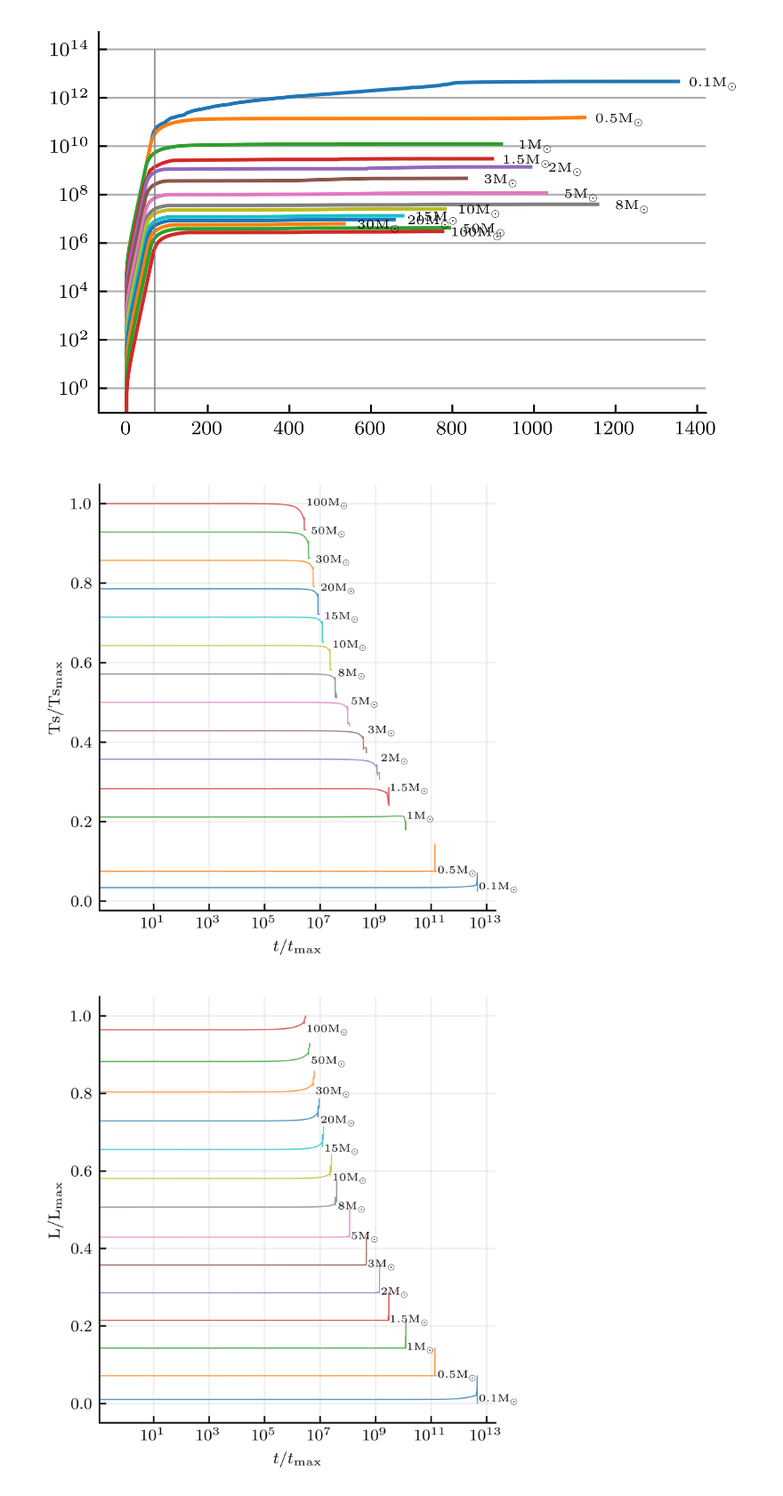
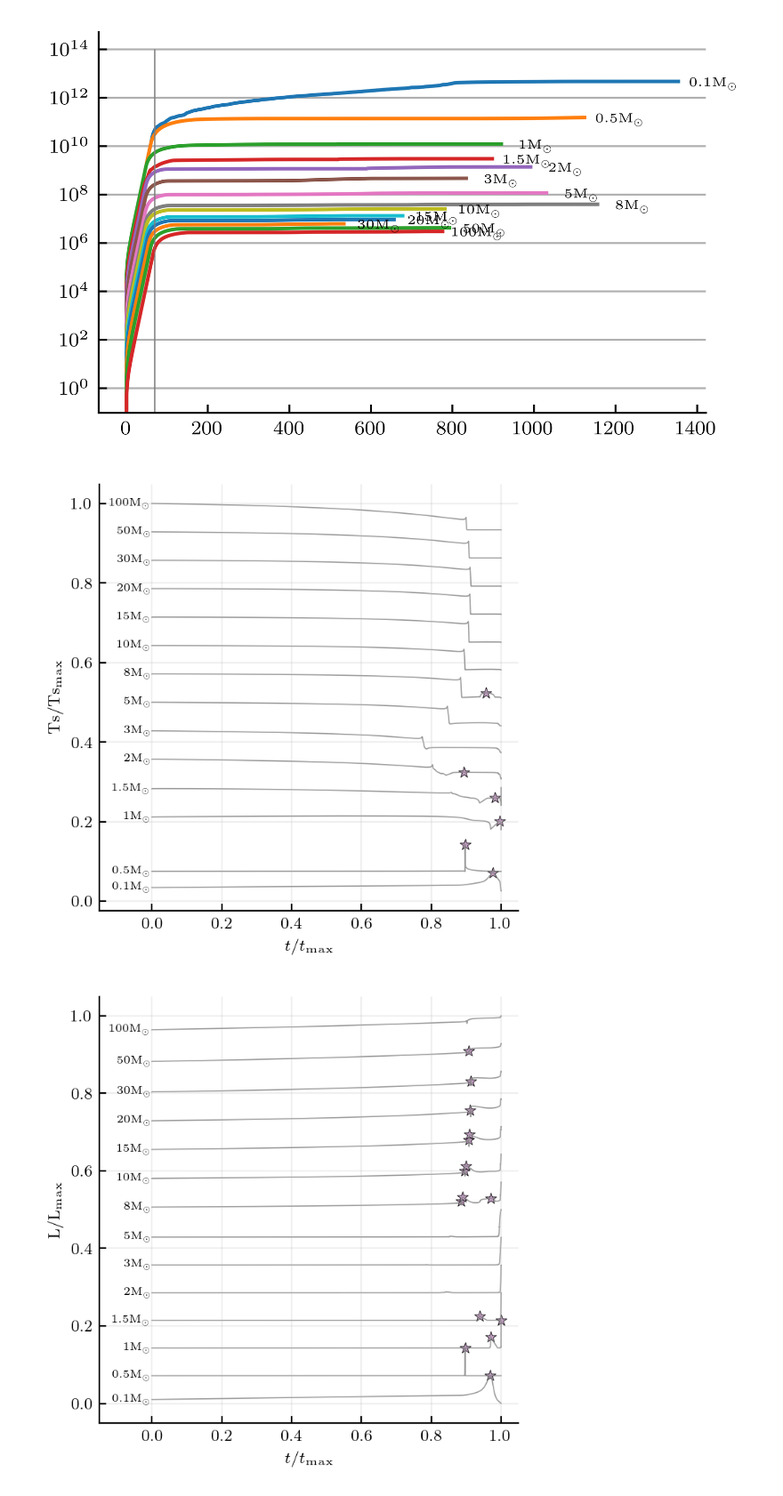
Before and after one commit to JeppJeppsson/Stellar_project, a Jupyter notebook: 3.2.ipynb, the cells around one changed output. Shown at 89% size. Drawn from its saved outputs; the diff is of its cells as text; code cells hidden in the pictures.

Commit message:
Attempt at peak extraction

```diff
--- a/3.2.ipynb
+++ b/3.2.ipynb
@@ -234,53 +235,67 @@ for i,mass in enumerate(masses):
 [figure]
 # %%
 # Time vs Tc and L
+from scipy.signal import find_peaks
+
+def peak_t(y):
+    h = (max(y)-min(y))
+    peaks, _ = find_peaks(y,prominence=0.1)
+
+    return peaks
+
 def t_v_Tc_L_plots(masses,log_t=False,annotated=False):
 
     for i,quantity in enumerate(['LogTs','LogL']):
 
-        fig,ax = plt.subplots(figsize=(3.5,3.5))
-        cmap = cm.copper
-        norm = mcolors.Normalize(vmin=0,vmax=1)
+        fig,ax = plt.subplots(figsize=(3.5,3.5),dpi=200)
 
         for j,mass in enumerate(masses):
 
             # Import data
             df_mass = pd.read_csv(DATA_DIR+'3.2/'+f'{mass:.3g}M/summary.txt',
                     delim_whitespace=True, header=None)
             df_mass.columns = col_names
 
-            y = ((10**df_mass[quantity])/max(10**df_mass[quantity])+j)/len(masses)
+            y_temp = 10**df_mass[quantity]/max(10**df_mass[quantity])
+            y = ((10**df_mass[quantity])/max(10**df_mass[quantity])+j)/len(masses) # Normalized and elevated by j to prevent overlap
+            y_annotate = min(y) + (max(y)-min(y))/2 # y-value for annotation, ignore
 
             # Plot time evolution
             if log_t == True:
-                x = df_mass['t']
+                t = df_mass['t']
+                peak_idx = peak_t(y_temp)
+                ax.scatter(t[peak_idx],y[peak_idx], color=lilac, marker='*', linewidths=0.3, edgecolors='k')
 
-                ax.plot(x, y, alpha=0.8, linewidth=0.6, zorder=1)
+
+                ax.plot(t, y, c='gray', alpha=0.8, linewidth=0.6, zorder=1)
                 ax.set_xscale('log')
+                ax.set_xlabel(r'$t \ \mathrm{[Yr]}$')
 
                 if annotated==True:
                     ax.annotate(f'{mass:.3g}'+r'$\mathrm{M_\odot}$',
-                                (max(x),y[0]),
+                                (max(t)*1.3,y_annotate),
                                 textcoords="offset points", xytext=(1,0),
                                 ha='left', va='center', fontsize=5.5)
 
             elif log_t == False:
-                x = df_mass['t']/max(df_mass['t'])
+                t = df_mass['t']/max(df_mass['t'])
+                peak_idx = peak_t(y_temp)
+                ax.scatter(t[peak_idx],y[peak_idx], color=lilac, marker='*', linewidths=0.3, edgecolors='k')
 
-                ax.plot(x, y, alpha=0.8, linewidth=0.6, zorder=1)
+                ax.plot(t, y, c='gray', alpha=0.8, linewidth=0.6, zorder=1)
                 ax.set_xlim([-.15,1.05])
+                ax.set_xlabel(r'$t/t_\mathrm{max}$')
 
                 if annotated==True:
                     ax.annotate(f'{mass:.3g}'+r'$\mathrm{M_\odot}$',
                                 (0,y[0]), textcoords="offset points", xytext=(-.1,0),
                                 ha='right', va='center', fontsize=5.5)
 
-            ax.set_xlabel(r'$t/t_\mathrm{max}$')
             ax.set_ylabel(f'{quantity[3:]}/{quantity[3:]}'+r'$_\mathrm{max}$')
 
             ax.grid(which='both', alpha=0.2, visible=True)
 
-t_v_Tc_L_plots(masses,log_t=True,annotated=True)
+t_v_Tc_L_plots(masses,log_t=False,annotated=True)
 # %% [output]
-[figure, old version]
+[figure, new version]
-[figure, old version]
+[figure, new version]
```
Also changed, not shown: parts of 3 cells of this notebook.
